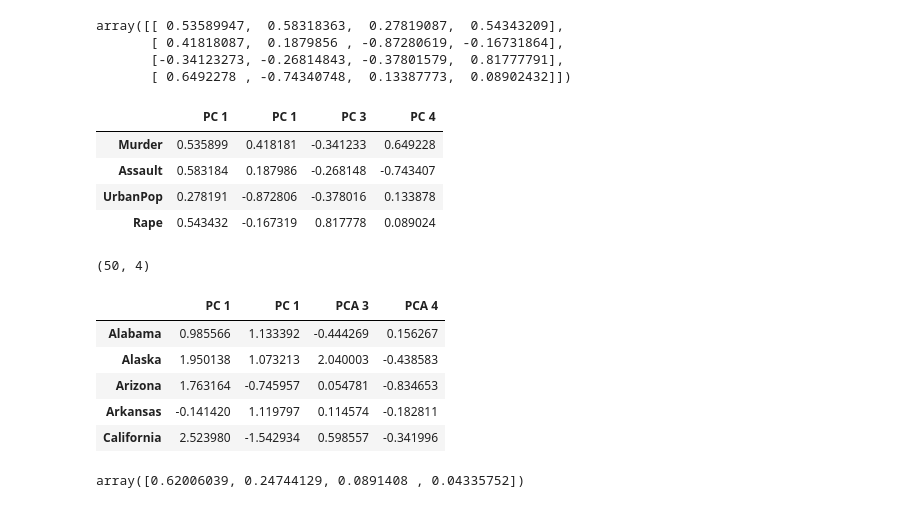
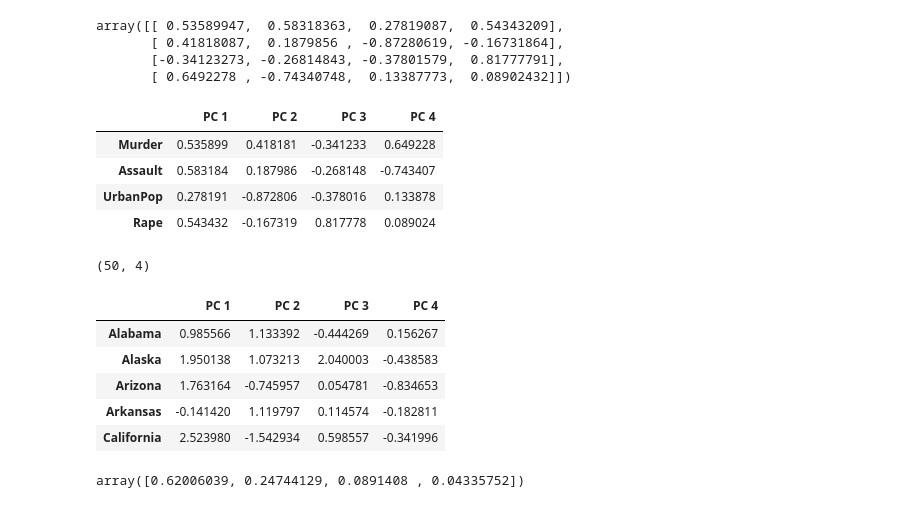
Before and after one commit to Rtavakol/ISLR, a Jupyter notebook: Notebooks/Chapter 10/Lab 1_Principal Components Analysis.ipynb, the cells around one changed output. Drawn from its saved outputs; the diff is of its cells as text; code cells hidden in the pictures.

```diff
--- a/Notebooks/Chapter 10/Lab 1_Principal Components Analysis.ipynb
+++ b/Notebooks/Chapter 10/Lab 1_Principal Components Analysis.ipynb
@@ -103,10 +103,10 @@ array([[ 0.53589947,  0.58318363,  0.27819087,  0.54343209],
        [-0.34123273, -0.26814843, -0.37801579,  0.81777791],
        [ 0.6492278 , -0.74340748,  0.13387773,  0.08902432]])
 # %%
-df_components = pd.DataFrame(data = model_pca.components_.T, index=df.columns, columns=['PC 1', 'PC 1', 'PC 3', 'PC 4'])
+df_components = pd.DataFrame(data = model_pca.components_.T, index=df.columns, columns=['PC 1', 'PC 2', 'PC 3', 'PC 4'])
 df_components
 # %% [output]
-|  | PC 1 | PC 1 | PC 3 | PC 4 |
+|  | PC 1 | PC 2 | PC 3 | PC 4 |
 | Murder | 0.535899 | 0.418181 | -0.341233 | 0.649228 |
 | Assault | 0.583184 | 0.187986 | -0.268148 | -0.743407 |
 | UrbanPop | 0.278191 | -0.872806 | -0.378016 | 0.133878 |
@@ -117,10 +117,10 @@ x_sc_pca.shape
 # %% [output]
 (50, 4)
 # %%
-df_pca = pd.DataFrame(data = x_sc_pca, index=df.index, columns=['PC 1', 'PC 1', 'PCA 3', 'PCA 4'])
+df_pca = pd.DataFrame(data = x_sc_pca, index=df.index, columns=['PC 1', 'PC 2', 'PC 3', 'PC 4'])
 df_pca.head()
 # %% [output]
-|  | PC 1 | PC 1 | PCA 3 | PCA 4 |
+|  | PC 1 | PC 2 | PC 3 | PC 4 |
 | Alabama | 0.985566 | 1.133392 | -0.444269 | 0.156267 |
 | Alaska | 1.950138 | 1.073213 | 2.040003 | -0.438583 |
 | Arizona | 1.763164 | -0.745957 | 0.054781 | -0.834653 |
```
Also changed, not shown: parts of 3 cells of this notebook.
